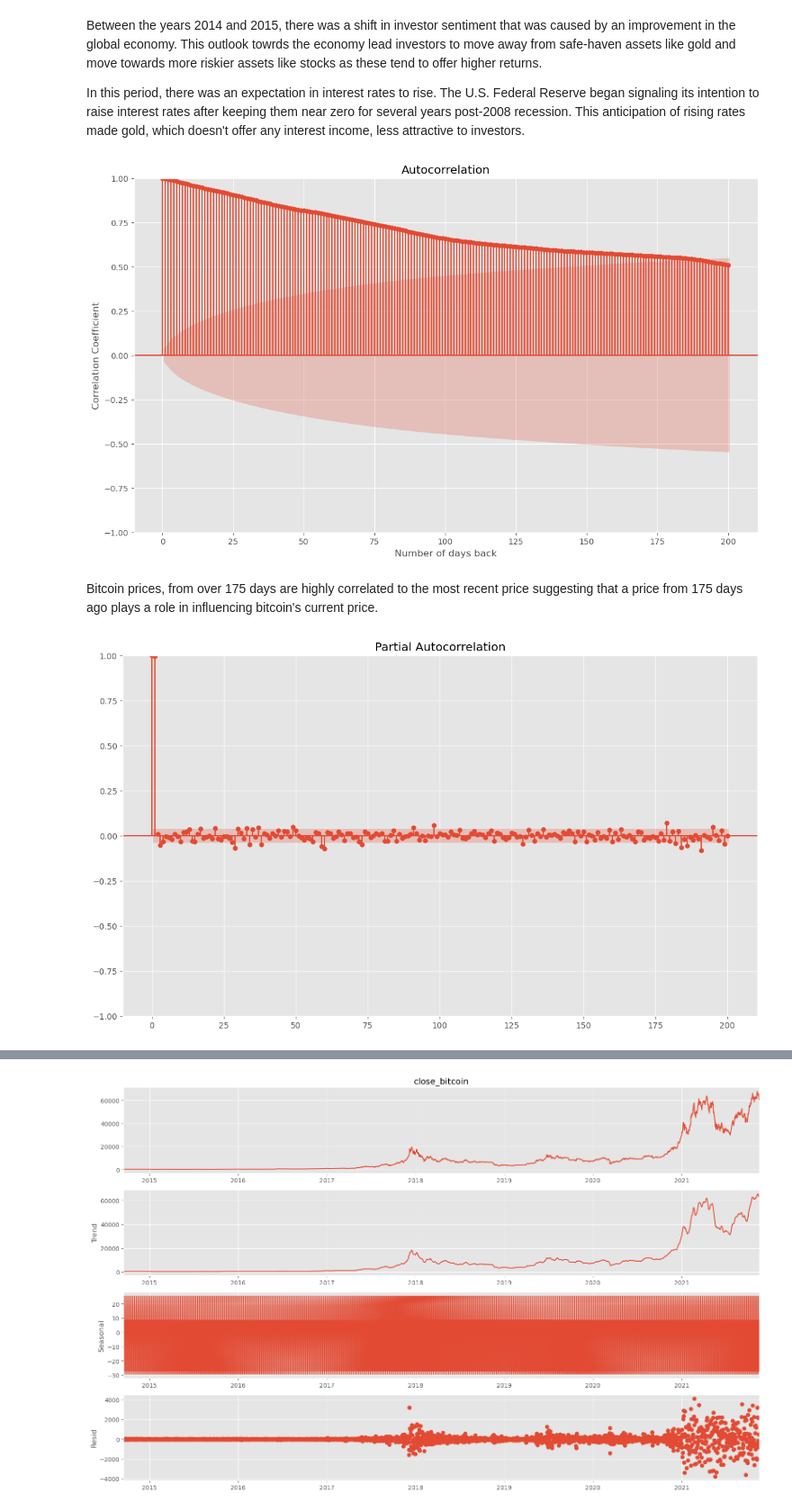
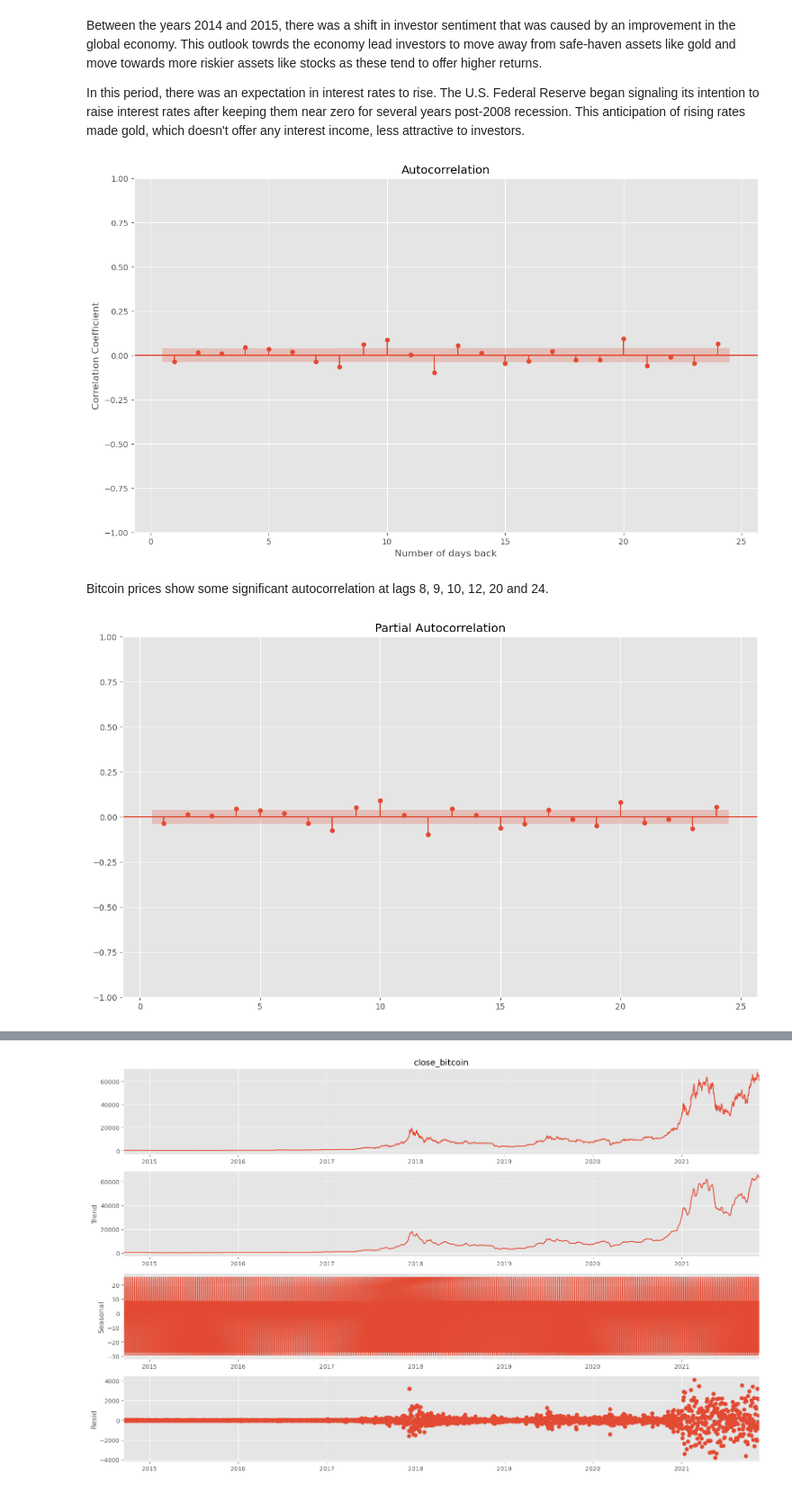
Before and after one commit to coolname101/bitcoin-stock-portfolio, a Jupyter notebook: notebooks/report_notebook.ipynb, the cells around one changed output, grey strips where cells are left out. Shown at 90% size. Drawn from its saved outputs; the diff is of its cells as text; code cells hidden in the pictures.

```diff
--- a/notebooks/report_notebook.ipynb
+++ b/notebooks/report_notebook.ipynb
@@ -477,17 +472,17 @@ Between the years 2014 and 2015, there was a shift in investor sentiment that wa
 In this period, there was an expectation in interest rates to rise. The U.S. Federal Reserve began signaling its intention to raise interest rates after keeping them near zero for several years post-2008 recession. This anticipation of rising rates made gold, which doesn't offer any interest income, less attractive to investors.
 # %%
 fig, ax = plt.subplots(figsize=(14, 8))
-plot_acf(full_df['close_bitcoin'], lags=200, ax=ax)
+plot_acf(full_df['close_bitcoin'].diff().dropna(), zero=False, lags=24, ax=ax)
 ax.set_xlabel('Number of days back')
 ax.set_ylabel('Correlation Coefficient')
 plt.show()
 # %% [output]
-[figure, old version]
+[figure, new version]
-# %% [markdown]
-Bitcoin prices, from over 175 days are highly correlated to the most recent price suggesting that a price from 175 days ago plays a role in influencing bitcoin's current price.
+# %% [markdown]
+Bitcoin prices show some significant autocorrelation at lags 8, 9, 10, 12, 20 and 24.
 # %%
 fig, ax = plt.subplots(figsize=(14, 8))
-plot_pacf(full_df['close_bitcoin'], lags=200, ax=ax, method="ywm")
+plot_pacf(full_df['close_bitcoin'].diff().dropna(), zero=False, lags=24, ax=ax, method="ywm")
 plt.show()
 # %% [output]
-[figure, old version]
+[figure, new version]
```
Also changed, not shown: parts of 52 cells of this notebook.
